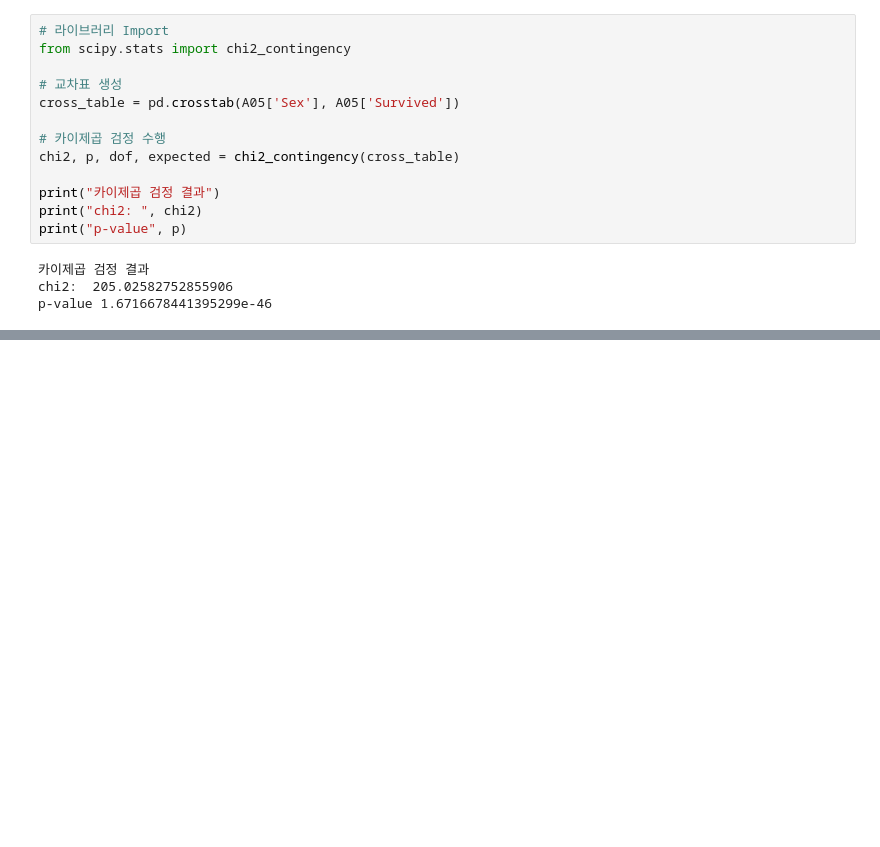
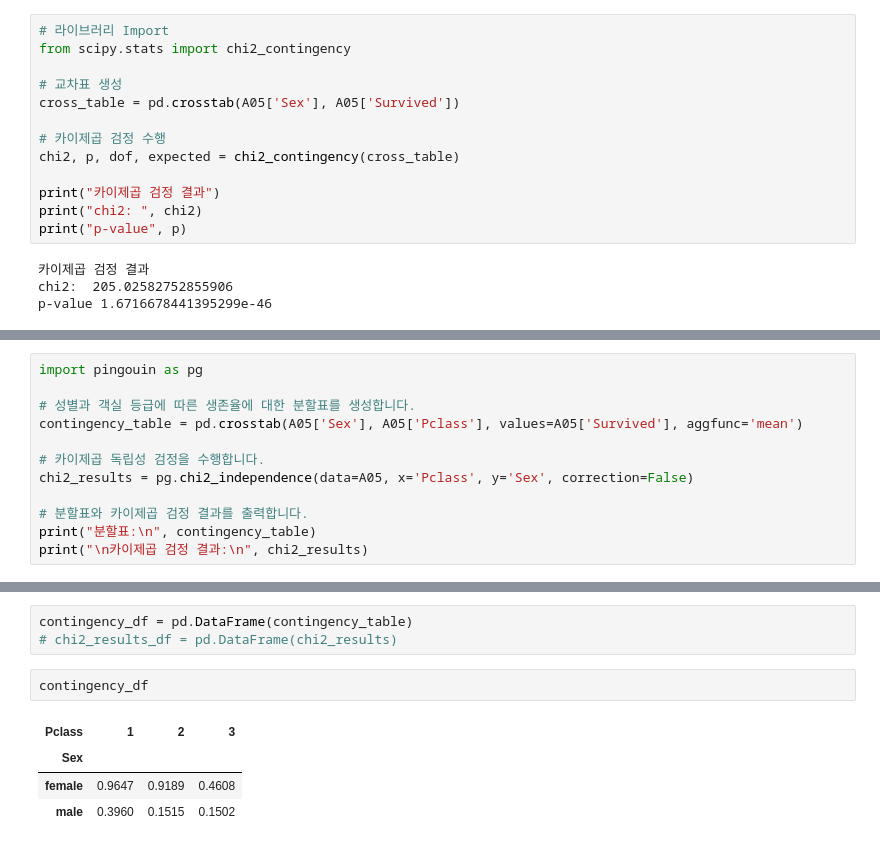
Before and after one commit to seonjaechoi0307/Project_Based_Learning, a Jupyter notebook: Titanic/Code/Project_Titanic.ipynb, the cells around one changed output, grey strips where cells are left out. Drawn from its saved outputs; the diff is of its cells as text; blank space fills up the shorter version.

```diff
--- a/Titanic/Code/Project_Titanic.ipynb
+++ b/Titanic/Code/Project_Titanic.ipynb
@@ -475,0 +497,12 @@ p-value 1.6716678441395299e-46
+# %%
+import pingouin as pg
+
+# 성별과 객실 등급에 따른 생존율에 대한 분할표를 생성합니다.
+contingency_table = pd.crosstab(A05['Sex'], A05['Pclass'], values=A05['Survived'], aggfunc='mean')
+
+# 카이제곱 독립성 검정을 수행합니다.
+chi2_results = pg.chi2_independence(data=A05, x='Pclass', y='Sex', correction=False)
+
+# 분할표와 카이제곱 검정 결과를 출력합니다.
+print("분할표:\n", contingency_table)
+print("\n카이제곱 검정 결과:\n", chi2_results)
@@ -475,0 +527,10 @@ p-value 1.6716678441395299e-46
+# %%
+contingency_df = pd.DataFrame(contingency_table)
+# chi2_results_df = pd.DataFrame(chi2_results)
+# %%
+contingency_df
+# %% [output]
+| Pclass | 1 | 2 | 3 |
+| Sex |  |  |  |
+| female | 0.9647 | 0.9189 | 0.4608 |
+| male | 0.3960 | 0.1515 | 0.1502 |
```
Also changed, not shown: parts of 3 cells of this notebook.
